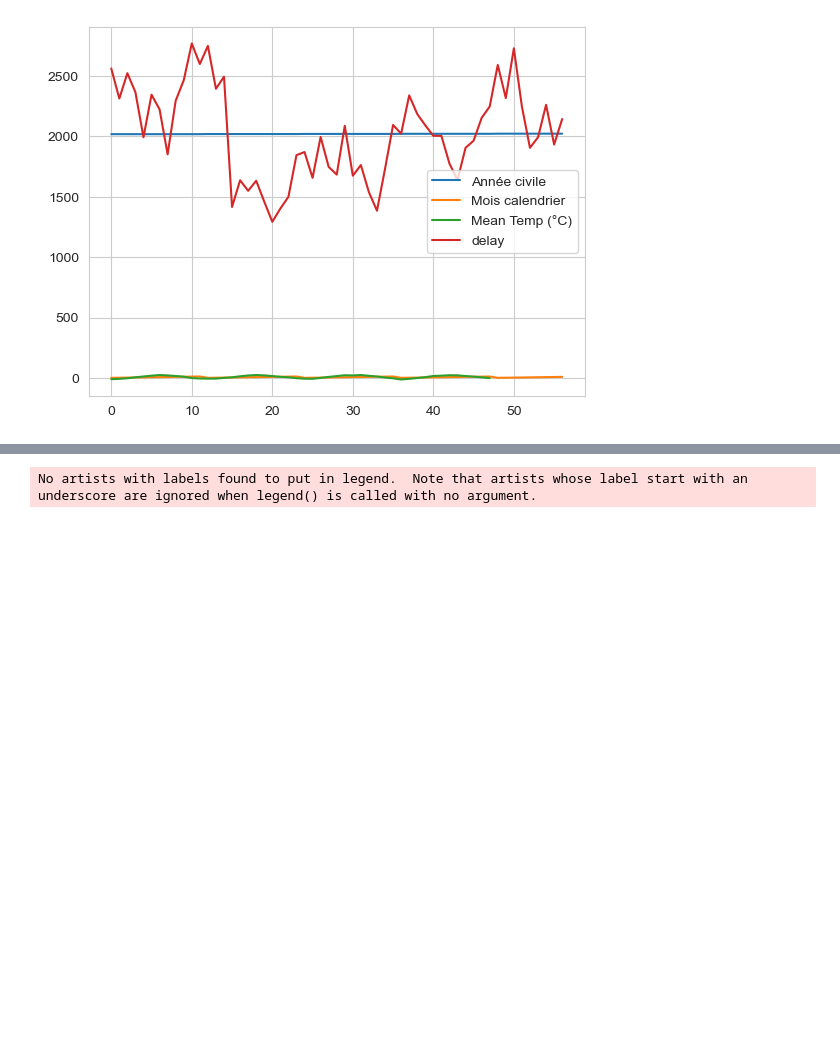
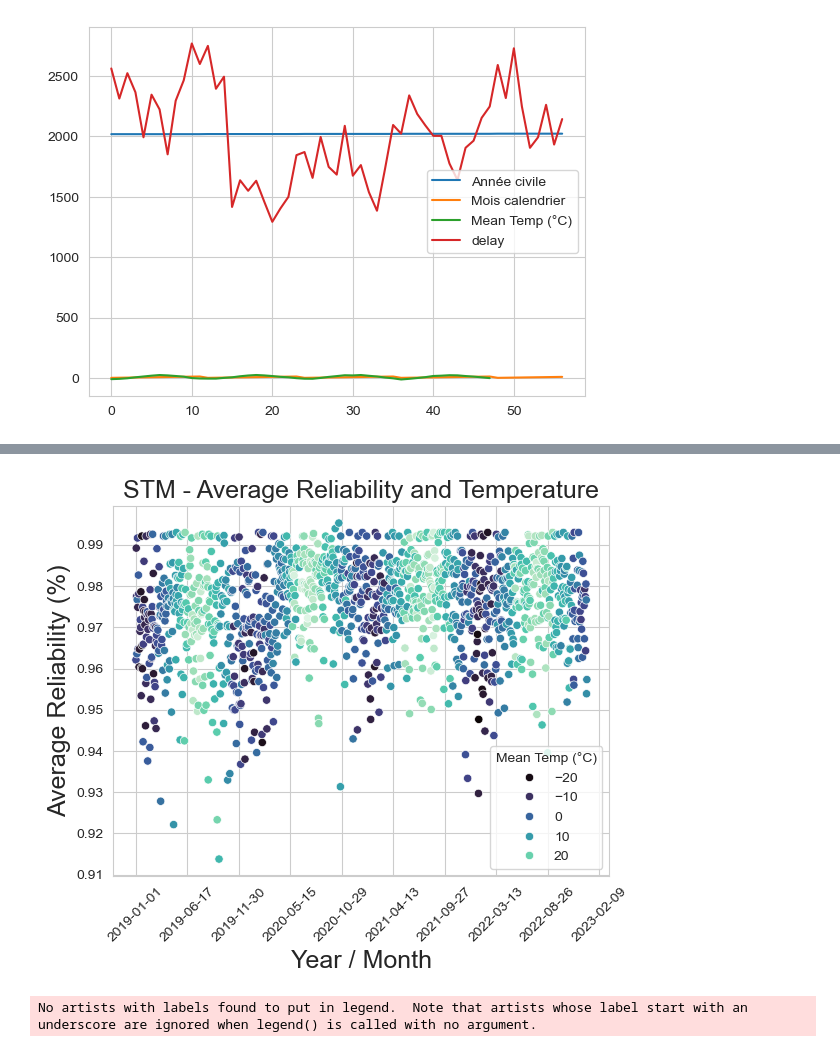
Before and after one commit to katherinewest/CME538_2023, a Jupyter notebook: EDA.ipynb, the cells around one changed output, grey strips where cells are left out. Cells and saved outputs as stored; diff of their text form; code cells hidden in the pictures; blank space fills up the shorter version.

```diff
--- a/EDA.ipynb
+++ b/EDA.ipynb
@@ -825,3 +900,7 @@ stm_df_weather_monthly = stm_df_weather.groupby(["Année civile", "Mois calendri
 ax = stm_df_weather_monthly.plot()
 # %% [output]
 [figure]
+# %%
+stm_df_weather_daily = stm_df_weather.groupby(["date", "Ligne"])[["delay", "Mean Temp (°C)"]].mean().reset_index()
+
+stm_df_weather_daily
@@ -827,0 +921,11 @@ ax = stm_df_weather_monthly.plot()
+# %%
+stm_delay_perday["date"] = stm_delay_perday["date"].astype(str)
+stm_df_weather_daily["date"] = stm_df_weather_daily["date"].astype(str)
+
+stm_df_weather_reliability = pd.merge(left=stm_df_weather_daily, right= stm_delay_perday, left_on=["date", "Ligne"], right_on=["date", "Ligne"], how="left")
+
+stm_df_weather_reliability.drop(columns=["Jour de la semaine", "Jour du mois", "Numero d\'incident", "Type d\'incident", "Symptome", "Numéro de tournée", "Heure de l\'incident", "Heure de reprise", "Incident en minutes", "Porte de voiture", "Type de matériel", "Code de lieu", "time_dt", "delay_y", "cause", "weekday"], inplace=True)
+
+stm_df_weather_reliability = stm_df_weather_reliability.groupby("date").mean(["Mean Temp (°C)", "reliability"])
+
+stm_df_weather_reliability
@@ -828,3 +947,14 @@ ax = stm_df_weather_monthly.plot()
+# %%
+ax = sns.scatterplot(data=stm_df_weather_reliability, x="date", y="reliability", hue="Mean Temp (°C)", palette="mako")
+ax.set_xlabel('Year / Month', fontsize=18)
+ax.set_ylabel('Average Reliability (%)', fontsize=18)
+ax.set_title("STM - Average Reliability and Temperature", size=18)
+desired_ticks = 10
+xticks_positions = np.linspace(0, 1500, desired_ticks)
+plt.xticks(xticks_positions, rotation=45)
+plt.show()
+# %% [output]
+[figure, added]
 # %%
 stm_df_weather_monthly["year-month"] = stm_df_weather_monthly["Année civile"].astype(str) + "-" + stm_df_weather_monthly["Mois calendrier"].astype(str)
 
```
Also changed, not shown: parts of 8 cells of this notebook, 4 other files.
